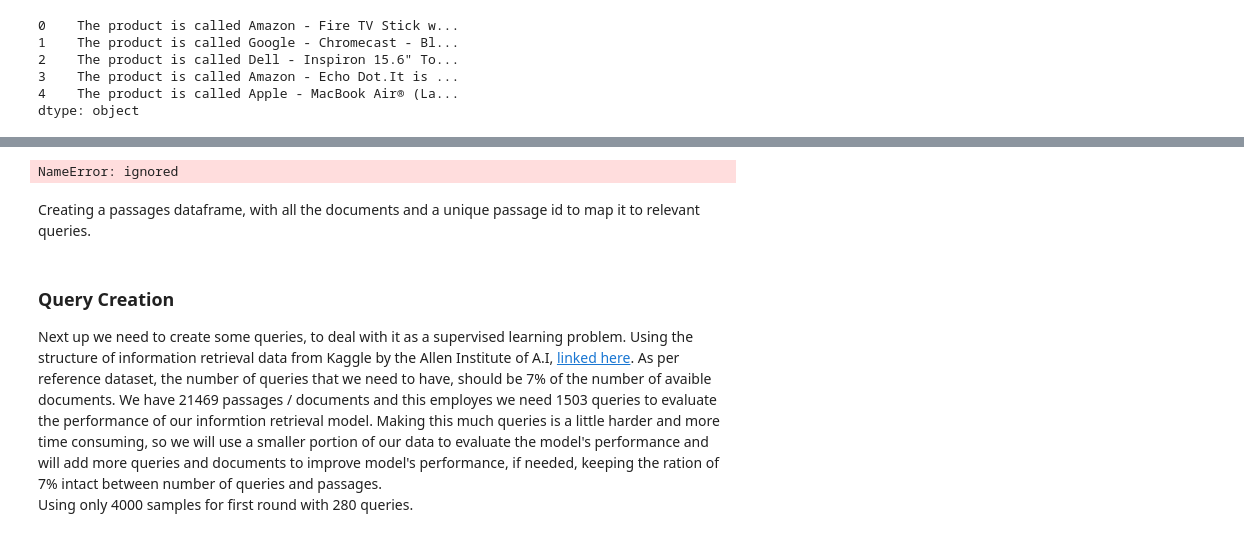
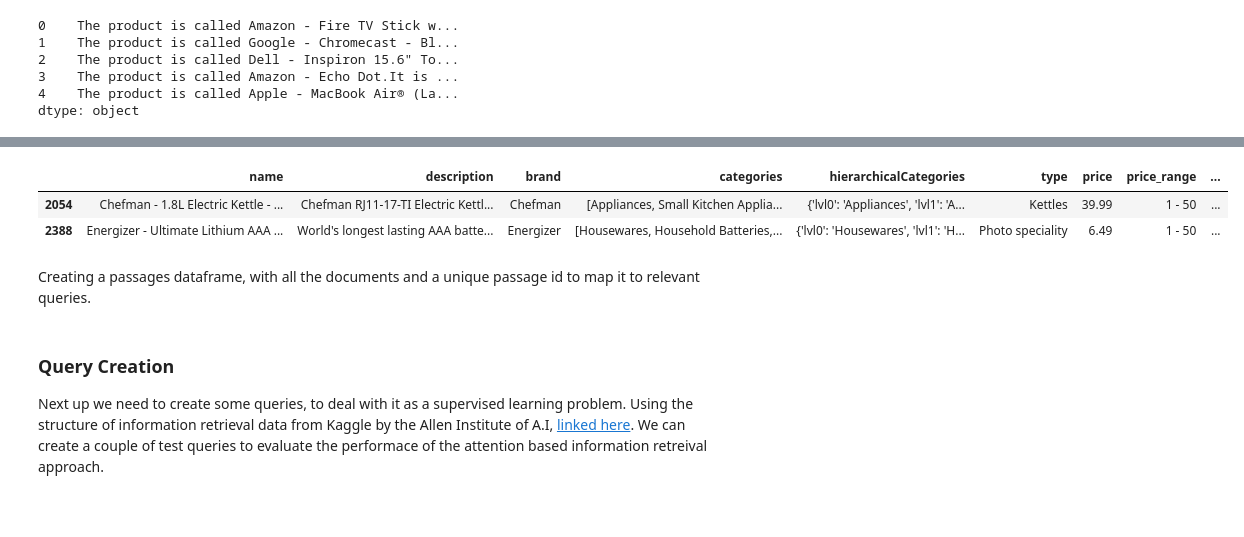
Before and after one commit to Momilijaz96/ContextualSearchEngine, a Jupyter notebook: Zevi_Project.ipynb, the cells around one changed output, grey strips where cells are left out. Cells and saved outputs as stored; diff of their text form; code cells hidden in the pictures; blank space fills up the shorter version.

Commit message:
Updated make_passage and added sample query

```diff
--- a/Zevi_Project.ipynb
+++ b/Zevi_Project.ipynb
@@ -282,10 +295,0 @@ passages[0]
-# %%
-#Make a dataframe of passages with passage id
-passages=pd.DataFrame(passages,columns=['passage'])
-#Sampling 4000 random passages subset without replacement
-p_sset=passages.sample(n=PASSAGESb)
-
-p_sset['psg_id']=list(range(0,p_sset.shape[0]))
-p_sset.head()
-# %% [output]
-NameError: ignored
@@ -292 +300,7 @@ NameError: ignored
+# %%
+sub_df.head(2)
+# %% [output]
+|  | name | description | brand | categories | hierarchicalCategories | type | price | price_range | ... |
+| 2054 | Chefman - 1.8L Electric Kettle - ... | Chefman RJ11-17-TI Electric Kettl... | Chefman | [Appliances, Small Kitchen Applia... | {'lvl0': 'Appliances', 'lvl1': 'A... | Kettles | 39.99 | 1 - 50 | ... |
+| 2388 | Energizer - Ultimate Lithium AAA ... | World's longest lasting AAA batte... | Energizer | [Housewares, Household Batteries,... | {'lvl0': 'Housewares', 'lvl1': 'H... | Photo speciality | 6.49 | 1 - 50 | ... |
 # %%
@@ -295,5 +309,4 @@ p_sset.to_excel('test.xlsx',index=False)
 Creating a passages dataframe, with all the documents and a unique passage id to map it to relevant queries.
 # %% [markdown]
 ### **Query Creation**
-Next up we need to create some queries, to deal with it as a supervised learning problem. Using the structure of information retrieval data from Kaggle by the Allen Institute of A.I, [linked here](https://www.kaggle.com/dmaso01dsta/cisi-a-dataset-for-information-retrieval?select=CISI.REL). As per reference dataset, the number of queries that we need to have, should be 7% of the number of avaible documents. We have 21469 passages / documents and this employes we need 1503 queries to evaluate the performance of our informtion retrieval model. Making this much queries is a little harder and more time consuming, so we will use a smaller portion of our data to evaluate the model's performance and will add more queries and documents to improve model's performance, if needed, keeping the ration of 7% intact between number of queries and passages.<br>
-Using only 4000 samples for first round with 280 queries.
+Next up we need to create some queries, to deal with it as a supervised learning problem. Using the structure of information retrieval data from Kaggle by the Allen Institute of A.I, [linked here](https://www.kaggle.com/dmaso01dsta/cisi-a-dataset-for-information-retrieval?select=CISI.REL). We can create a couple of test queries to evaluate the performace of the attention based information retreival approach.
```
Also changed, not shown: parts of 13 cells of this notebook.
